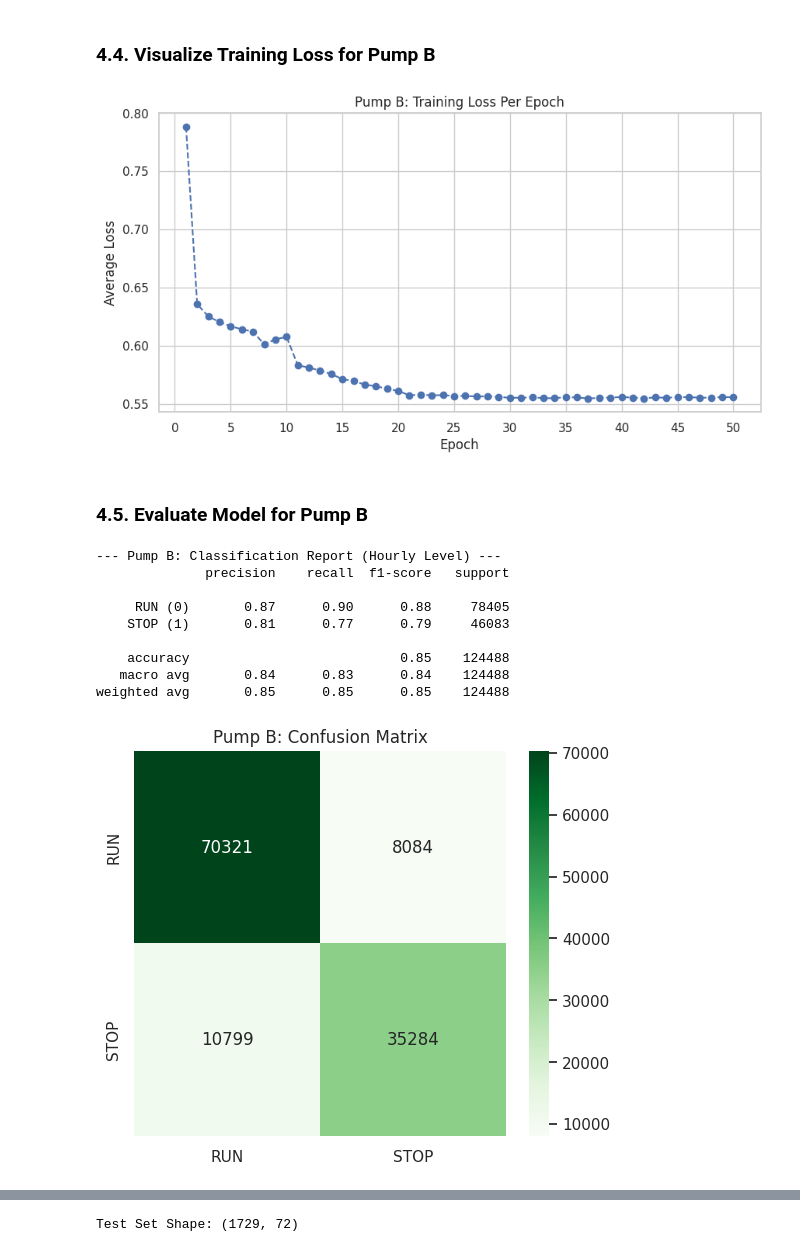
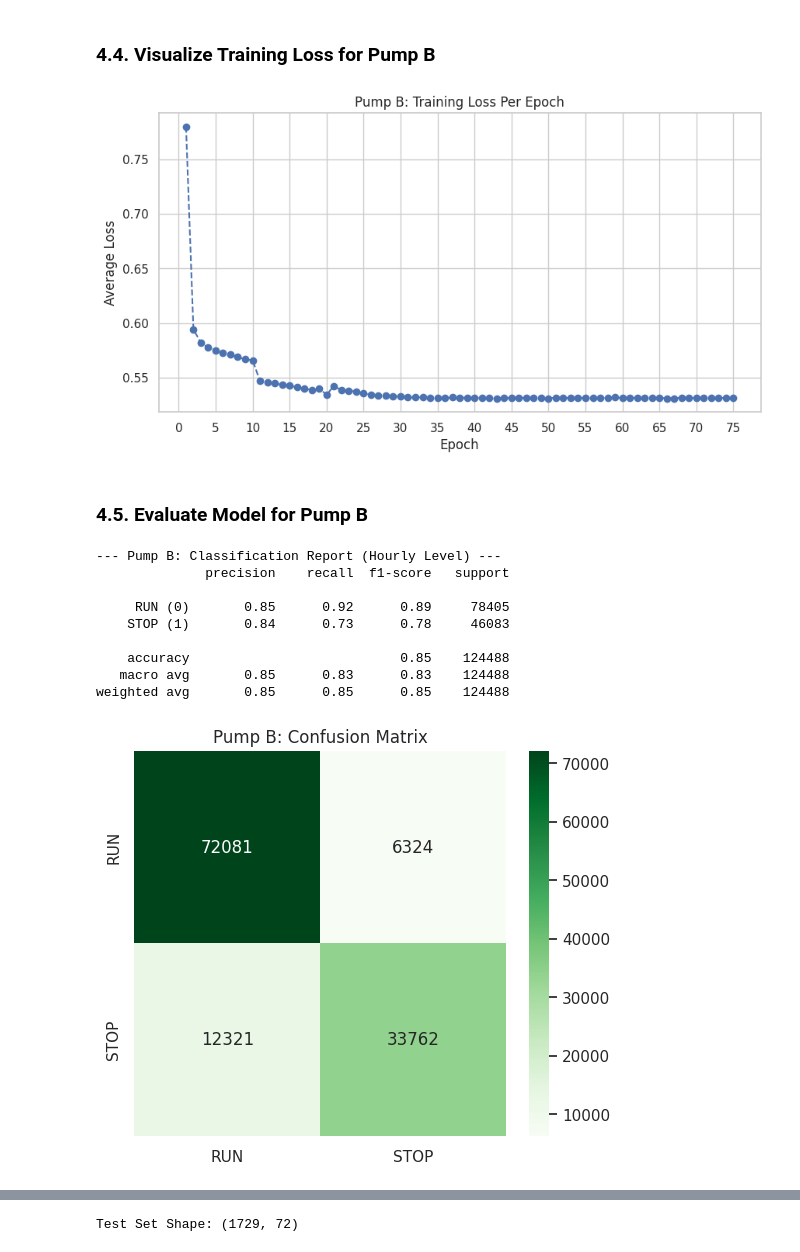
Before and after one commit to blackprince001/mud-pump-failure-forecasting, a Jupyter notebook: notebooks/bilstm_notebook.ipynb, the cells around one changed output, grey strips where cells are left out. Cells and saved outputs as stored; diff of their text form; code cells hidden in the pictures.

```diff
--- a/notebooks/bilstm_notebook.ipynb
+++ b/notebooks/bilstm_notebook.ipynb
@@ -14,7 +14,5 @@ pd.set_option('display.max_columns', None)
 # %% [markdown]
 ## 1.1. Load Data
 # %%
-df_a_original = pd.read_csv('../datasets/Mud Pump A Data.csv', parse_dates=['Datetime'])
-df_b_original = pd.read_csv('../datasets/Mud Pump B Data.csv', parse_dates=['Datetime'])
-print("--- Pump A Original Data Head ---")
-df_a_original.head()
+df_a_original = pd.read_excel('../datasets/PredictiveMaintenanceTestData.xlsx', sheet_name = 'Mud Pump A Data')
+df_b_original = pd.read_excel('../datasets/PredictiveMaintenanceTestData.xlsx', sheet_name = 'Mud Pump B Data')
@@ -144,7 +194,7 @@ for col in numeric_cols:
 ## 1.6. Feature Engineering: Rolling Statistics
 # %%
 window_size = 24
-cols_to_exclude = ['Suction Pressure']
+cols_to_exclude = ['Suction Pressure', 'Cylinder 3', 'SPEED.1']
 cols_to_roll = [col for col in numeric_cols if col not in cols_to_exclude]
 df_rolling_features = df_combined[['Datetime', 'Pump'] + cols_to_exclude].copy()
 
@@ -262,7 +312,7 @@ criterion_a = nn.BCEWithLogitsLoss(pos_weight=pos_weight_a.to(device))
 optimizer_a = optim.Adam(model_a.parameters(), lr=0.001, weight_decay=1e-5)
 scheduler_a = StepLR(optimizer_a, step_size=10, gamma=0.1)
 
-epochs = 50
+epochs = 75
 train_losses_a = []
 print("\n--- Starting Training for Pump A ---")
 for epoch in range(epochs):
@@ -442,42 +503,42 @@ plt.xticks(range(0, epochs + 1, 5))
 plt.grid(True)
 plt.show()
 # %% [output]
-[figure, old version]
+[figure, new version]
 # %% [markdown]
 ### 4.5. Evaluate Model for Pump B
 # %%
 model_b.eval()
 all_preds_proba_b, all_targets_b = [], []
 with torch.no_grad():
     for X_batch, y_batch in test_loader_b:
         outputs = model_b(X_batch.to(device))
         all_preds_proba_b.append(torch.sigmoid(outputs).cpu().numpy())
         all_targets_b.append(y_batch.numpy())
 
 y_pred_proba_b = np.concatenate(all_preds_proba_b)
 y_test_np_b = np.concatenate(all_targets_b)
-y_pred_flat_b = (y_pred_proba_b > 0.5).astype(int).flatten()
+y_pred_flat_b = (y_pred_proba_b > 0.8).astype(int).flatten()
 y_test_flat_b = y_test_np_b.flatten()
 
 print("\n--- Pump B: Classification Report (Hourly Level) ---")
 print(classification_report(y_test_flat_b, y_pred_flat_b, target_names=['RUN (0)', 'STOP (1)']))
 
 cm_b = confusion_matrix(y_test_flat_b, y_pred_flat_b)
 plt.figure(figsize=(6, 5))
 sns.heatmap(cm_b, annot=True, fmt='d', cmap='Greens', xticklabels=['RUN', 'STOP'], yticklabels=['RUN', 'STOP'])
 plt.title('Pump B: Confusion Matrix')
 plt.show()
 # %% [output]
 --- Pump B: Classification Report (Hourly Level) ---
               precision    recall  f1-score   support
 
-     RUN (0)       0.87      0.90      0.88     78405
-    STOP (1)       0.81      0.77      0.79     46083
+     RUN (0)       0.85      0.92      0.89     78405
+    STOP (1)       0.84      0.73      0.78     46083
 
     accuracy                           0.85    124488
-   macro avg       0.84      0.83      0.84    124488
+   macro avg       0.85      0.83      0.83    124488
 weighted avg       0.85      0.85      0.85    124488
-[figure, old version]
+[figure, new version]
 # %%
 import random
 
```
Also changed, not shown: parts of 24 cells of this notebook, 1 other file.
